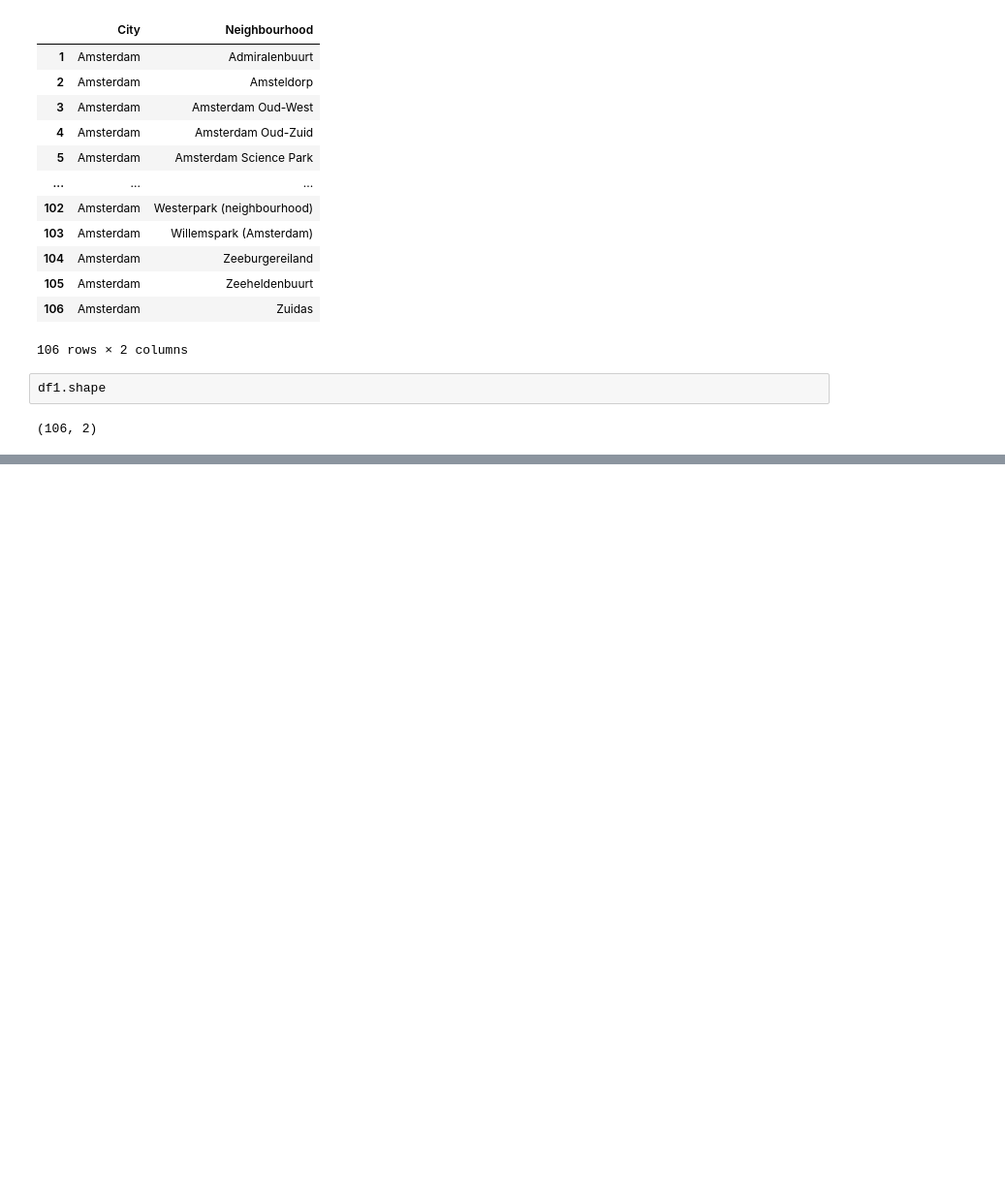
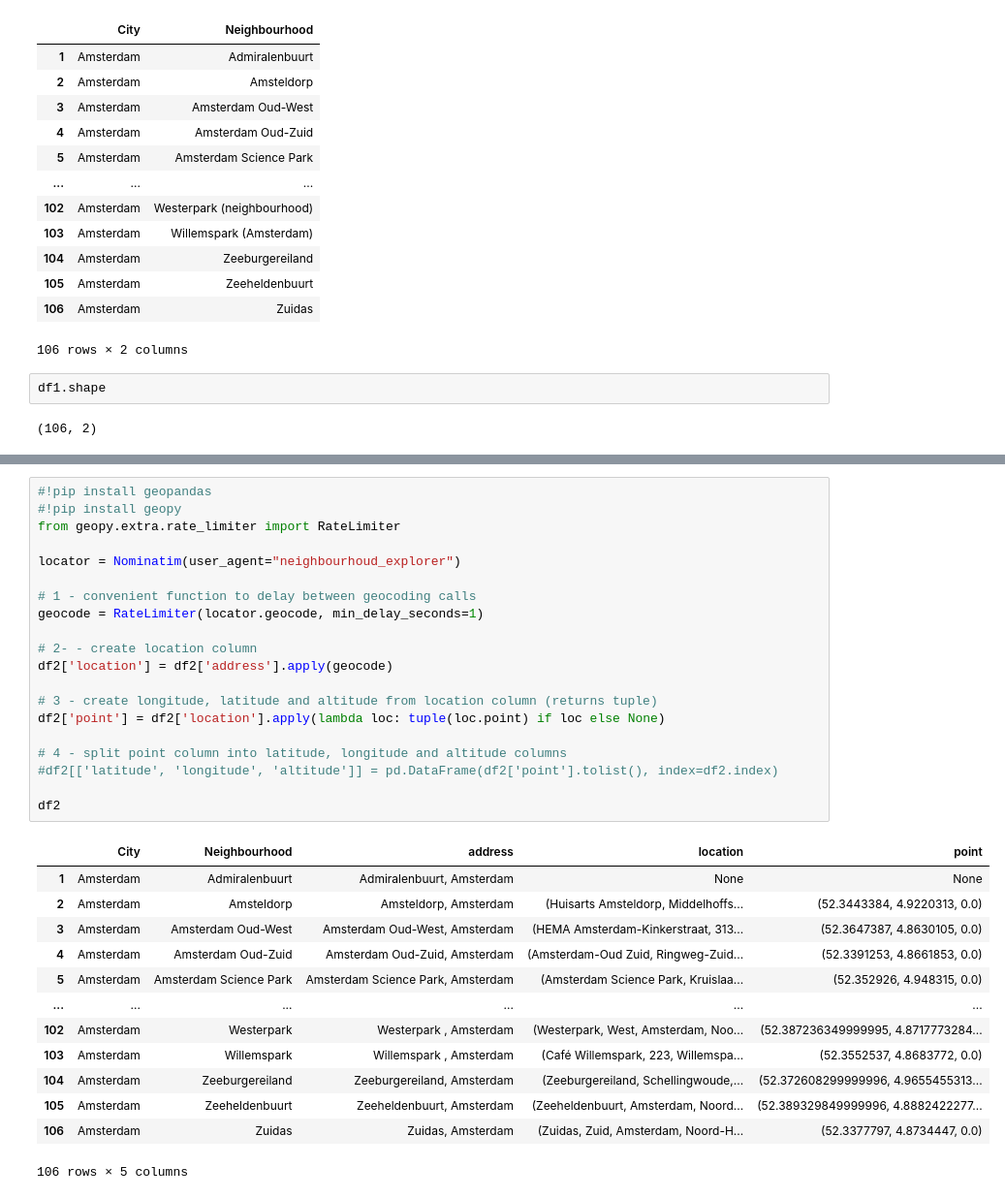
Before and after one commit to desoto1959/Coursera_Capstone, a Jupyter notebook: The_Battle_of_the_Neighbourhoods.ipynb, the cells around one changed output, grey strips where cells are left out. Shown at 97% size. Drawn from its saved outputs; the diff is of its cells as text; blank space fills up the shorter version.

```diff
--- a/The_Battle_of_the_Neighbourhoods.ipynb
+++ b/The_Battle_of_the_Neighbourhoods.ipynb
@@ -181,0 +207,34 @@ df
+# %%
+#!pip install geopandas
+#!pip install geopy
+from geopy.extra.rate_limiter import RateLimiter
+
+locator = Nominatim(user_agent="neighbourhoud_explorer")
+
+# 1 - convenient function to delay between geocoding calls
+geocode = RateLimiter(locator.geocode, min_delay_seconds=1)
+
+# 2- - create location column
+df2['location'] = df2['address'].apply(geocode)
+
+# 3 - create longitude, latitude and altitude from location column (returns tuple)
+df2['point'] = df2['location'].apply(lambda loc: tuple(loc.point) if loc else None)
+
+# 4 - split point column into latitude, longitude and altitude columns
+#df2[['latitude', 'longitude', 'altitude']] = pd.DataFrame(df2['point'].tolist(), index=df2.index)
+
+df2
+# %% [output]
+|  | City | Neighbourhood | address | location | point |
+| 1 | Amsterdam | Admiralenbuurt | Admiralenbuurt, Amsterdam | None | None |
+| 2 | Amsterdam | Amsteldorp | Amsteldorp, Amsterdam | (Huisarts Amsteldorp, Middelhoffs... | (52.3443384, 4.9220313, 0.0) |
+| 3 | Amsterdam | Amsterdam Oud-West | Amsterdam Oud-West, Amsterdam | (HEMA Amsterdam-Kinkerstraat, 313... | (52.3647387, 4.8630105, 0.0) |
+| 4 | Amsterdam | Amsterdam Oud-Zuid | Amsterdam Oud-Zuid, Amsterdam | (Amsterdam-Oud Zuid, Ringweg-Zuid... | (52.3391253, 4.8661853, 0.0) |
+| 5 | Amsterdam | Amsterdam Science Park | Amsterdam Science Park, Amsterdam | (Amsterdam Science Park, Kruislaa... | (52.352926, 4.948315, 0.0) |
+| ... | ... | ... | ... | ... | ... |
+| 102 | Amsterdam | Westerpark | Westerpark , Amsterdam | (Westerpark, West, Amsterdam, Noo... | (52.387236349999995, 4.8717773284... |
+| 103 | Amsterdam | Willemspark | Willemspark , Amsterdam | (Café Willemspark, 223, Willemspa... | (52.3552537, 4.8683772, 0.0) |
+| 104 | Amsterdam | Zeeburgereiland | Zeeburgereiland, Amsterdam | (Zeeburgereiland, Schellingwoude,... | (52.372608299999996, 4.9655455313... |
+| 105 | Amsterdam | Zeeheldenbuurt | Zeeheldenbuurt, Amsterdam | (Zeeheldenbuurt, Amsterdam, Noord... | (52.389329849999996, 4.8882422277... |
+| 106 | Amsterdam | Zuidas | Zuidas, Amsterdam | (Zuidas, Zuid, Amsterdam, Noord-H... | (52.3377797, 4.8734447, 0.0) |
+106 rows × 5 columns
```
Also changed, not shown: parts of 12 cells of this notebook.
